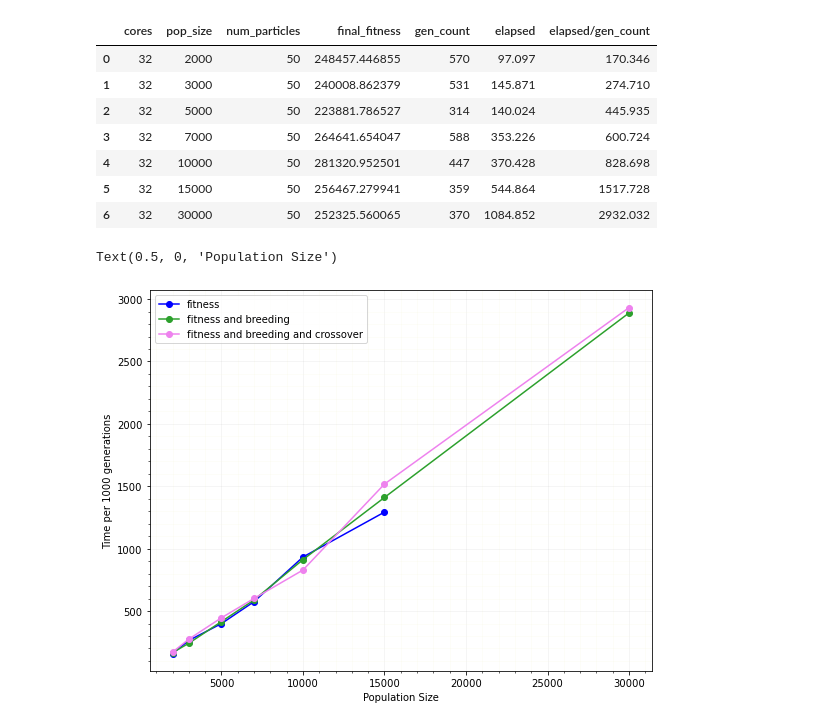
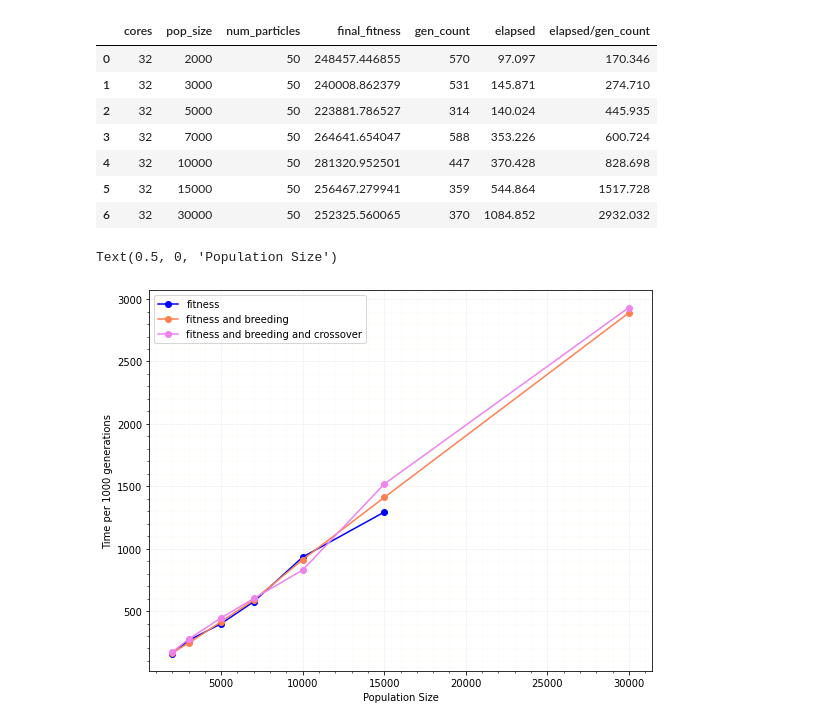
Before and after one commit to matthewdicks98/CSC-HPC-Project, a Jupyter notebook: Data Analysis.ipynb, the cells around one changed output. Saved outputs shown, nothing was run; the diff lists cells and outputs as text; code cells hidden in the pictures.

Commit message:
graph images

```diff
--- a/Data Analysis.ipynb
+++ b/Data Analysis.ipynb
@@ -48,14 +48,14 @@ omp_crossover
 # %%
 plt.figure(figsize=(9,7))
 plt.grid(alpha=0.15)
 plt.minorticks_on()
 plt.grid(which='minor', color='beige', alpha=0.25)
 plt.plot(omp_fitness[' pop_size'], omp_fitness[' elapsed/gen_count'],marker='o', color="blue")
-plt.plot(omp_breeding[' pop_size'],omp_breeding[' elapsed/gen_count'],marker='o', color="tab:green")
+plt.plot(omp_breeding[' pop_size'],omp_breeding[' elapsed/gen_count'],marker='o', color="coral")
 plt.plot(omp_crossover[' pop_size'],omp_crossover[' elapsed/gen_count'],marker='o', color="violet")
 plt.legend(['fitness','fitness and breeding','fitness and breeding and crossover'])
 plt.ylabel('Time per 1000 generations')
 plt.xlabel('Population Size')
 # %% [output]
 Text(0.5, 0, 'Population Size')
-[figure, old version]
+[figure, new version]
```
Also changed, not shown: 11 other files.
